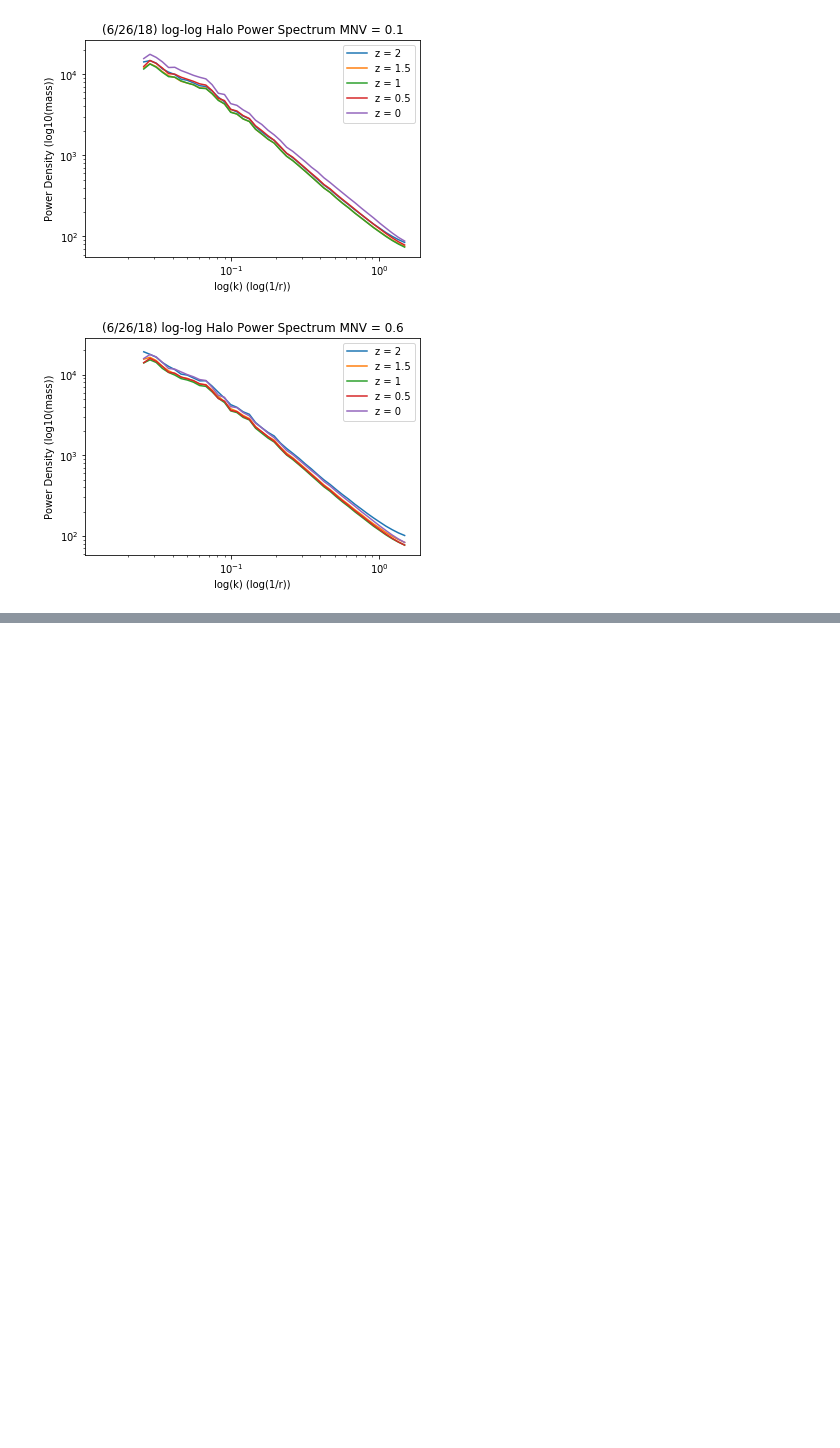
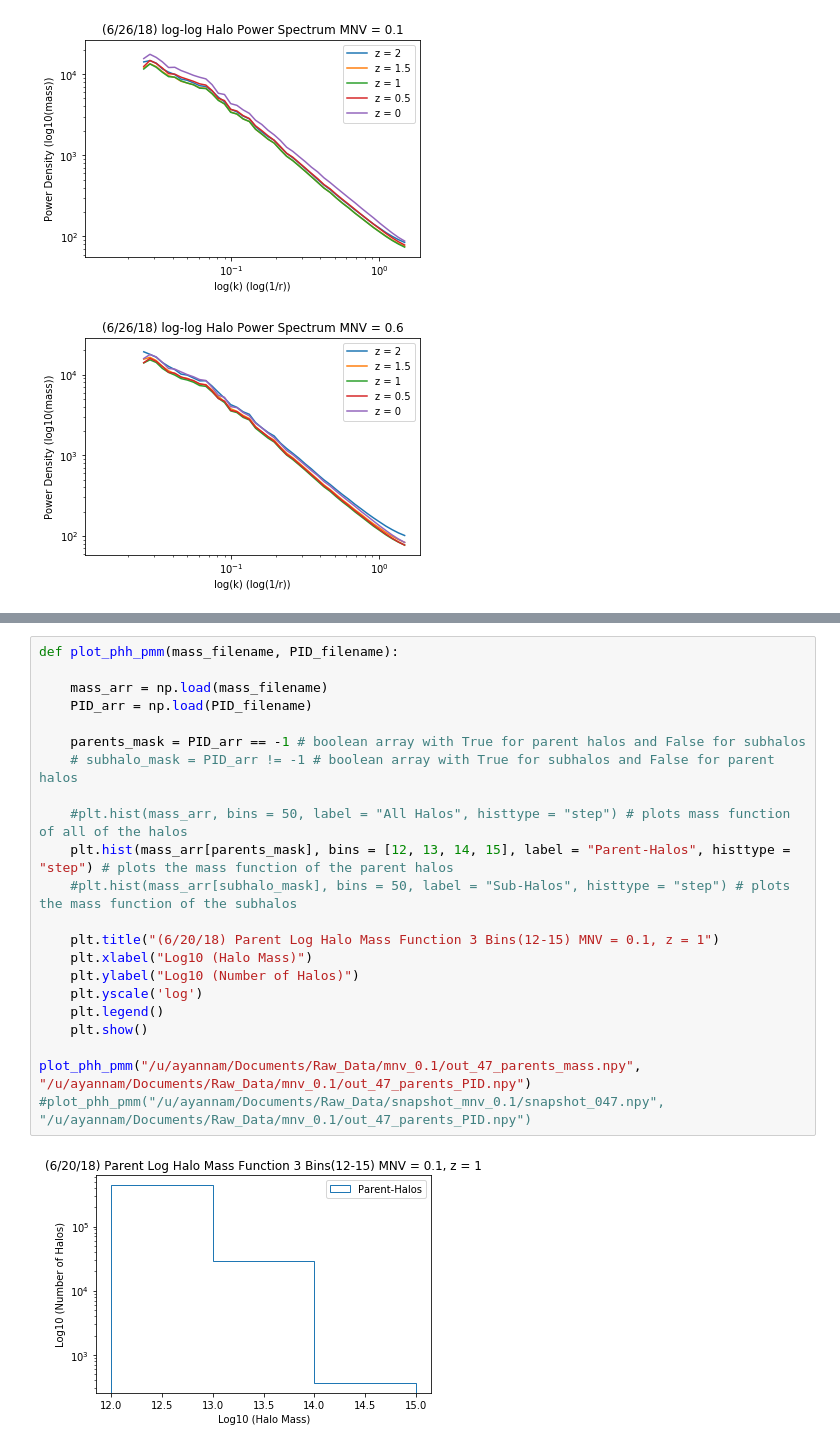
Before and after one commit to may32098/ASTROUSRP_halos_with_neutrinos, a Jupyter notebook: halo_cat_process.ipynb, the cells around one changed output, grey strips where cells are left out. Cells and saved outputs as stored; diff of their text form; blank space fills up the shorter version.

```diff
--- a/halo_cat_process.ipynb
+++ b/halo_cat_process.ipynb
@@ -256,0 +373,24 @@ plt.show()
+# %%
+def plot_phh_pmm(mass_filename, PID_filename):
+
+    mass_arr = np.load(mass_filename)
+    PID_arr = np.load(PID_filename)
+
+    parents_mask = PID_arr == -1 # boolean array with True for parent halos and False for subhalos
+    # subhalo_mask = PID_arr != -1 # boolean array with True for subhalos and False for parent halos
+
+    #plt.hist(mass_arr, bins = 50, label = "All Halos", histtype = "step") # plots mass function of all of the halos
+    plt.hist(mass_arr[parents_mask], bins = [12, 13, 14, 15], label = "Parent-Halos", histtype = "step") # plots the mass function of the parent halos
+    #plt.hist(mass_arr[subhalo_mask], bins = 50, label = "Sub-Halos", histtype = "step") # plots the mass function of the subhalos
+
+    plt.title("(6/20/18) Parent Log Halo Mass Function 3 Bins(12-15) MNV = 0.1, z = 1")
+    plt.xlabel("Log10 (Halo Mass)")
+    plt.ylabel("Log10 (Number of Halos)")
+    plt.yscale('log')
+    plt.legend()
+    plt.show()
+
+plot_phh_pmm("/u/ayannam/Documents/Raw_Data/mnv_0.1/out_47_parents_mass.npy", "/u/ayannam/Documents/Raw_Data/mnv_0.1/out_47_parents_PID.npy")
+#plot_phh_pmm("/u/ayannam/Documents/Raw_Data/snapshot_mnv_0.1/snapshot_047.npy", "/u/ayannam/Documents/Raw_Data/mnv_0.1/out_47_parents_PID.npy")
+# %% [output]
+[figure, added]
```
Also changed, not shown: parts of 3 cells of this notebook.
